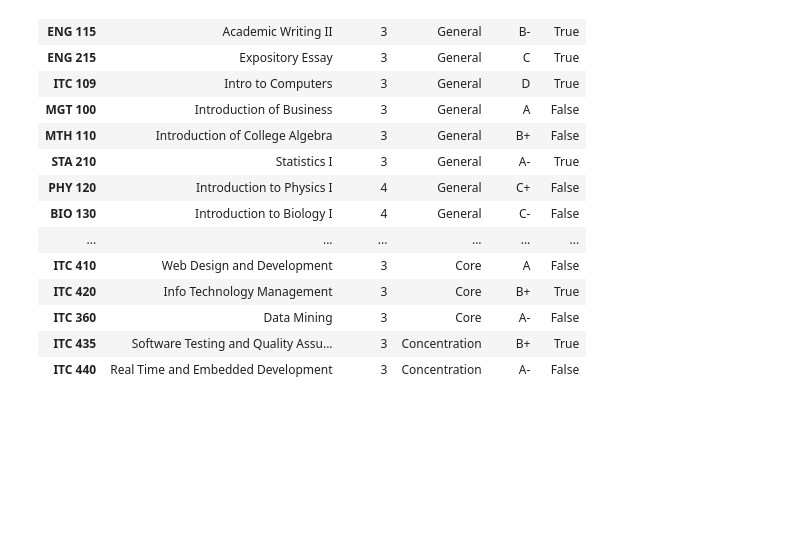
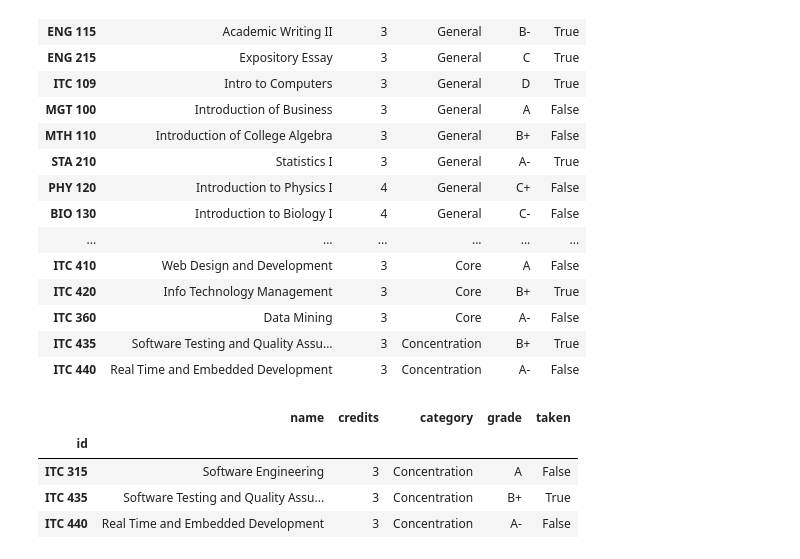
Before and after one commit to rhmtazad/UniProg, a Jupyter notebook: repo/notebook/Degree Plan.ipynb, the cells around one changed output. Saved outputs shown, nothing was run; the diff lists cells and outputs as text; code cells hidden in the pictures; blank space fills up the shorter version.

```diff
--- a/repo/notebook/Degree Plan.ipynb
+++ b/repo/notebook/Degree Plan.ipynb
@@ -76,0 +83,8 @@ degreeplan.drop('ITC 315', axis='rows')
+# %%
+concentration
+# %% [output]
+|  | name | credits | category | grade | taken |
+| id |  |  |  |  |  |
+| ITC 315 | Software Engineering | 3 | Concentration | A | False |
+| ITC 435 | Software Testing and Quality Assu... | 3 | Concentration | B+ | True |
+| ITC 440 | Real Time and Embedded Development | 3 | Concentration | A- | False |
```
Also changed, not shown: parts of 4 cells of this notebook.
